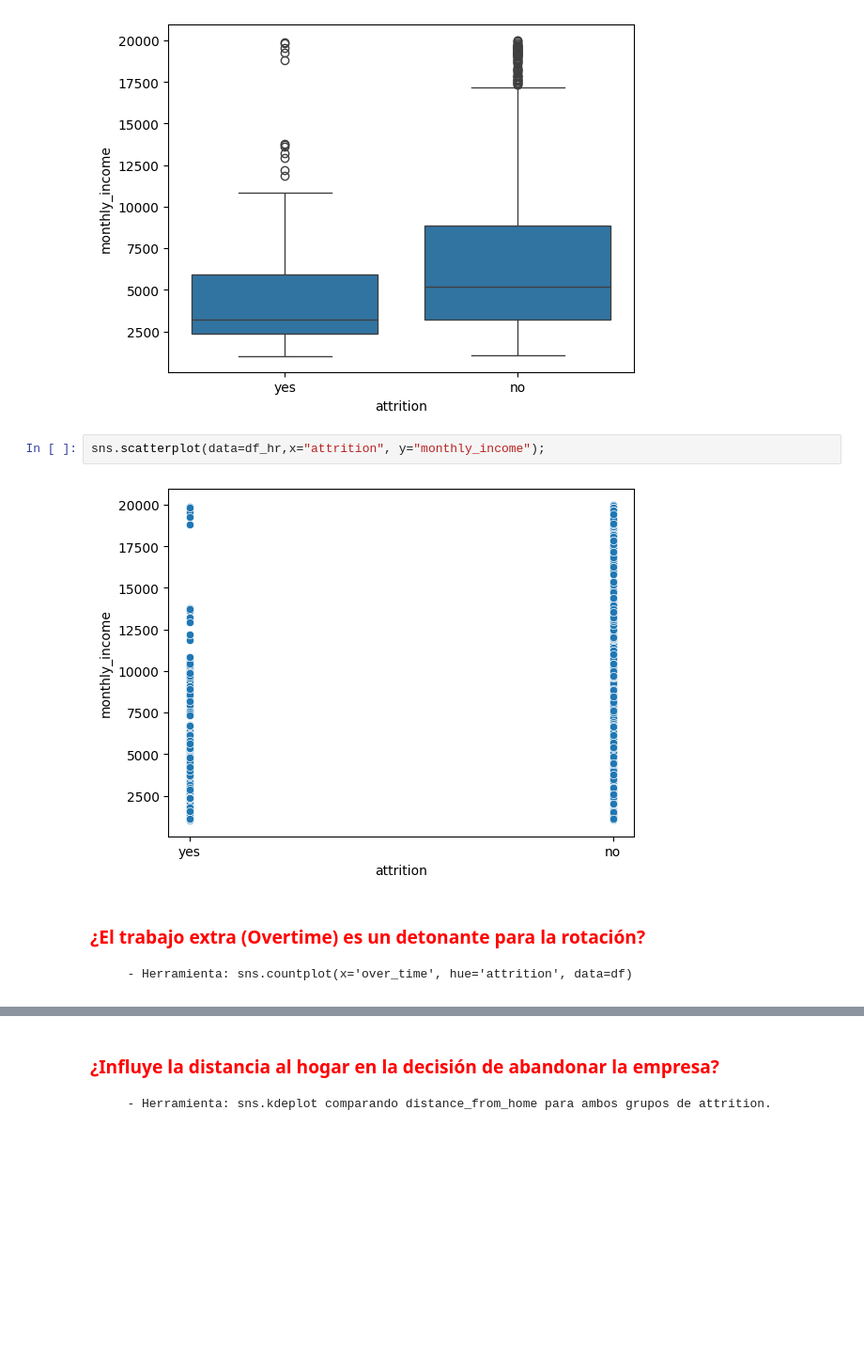
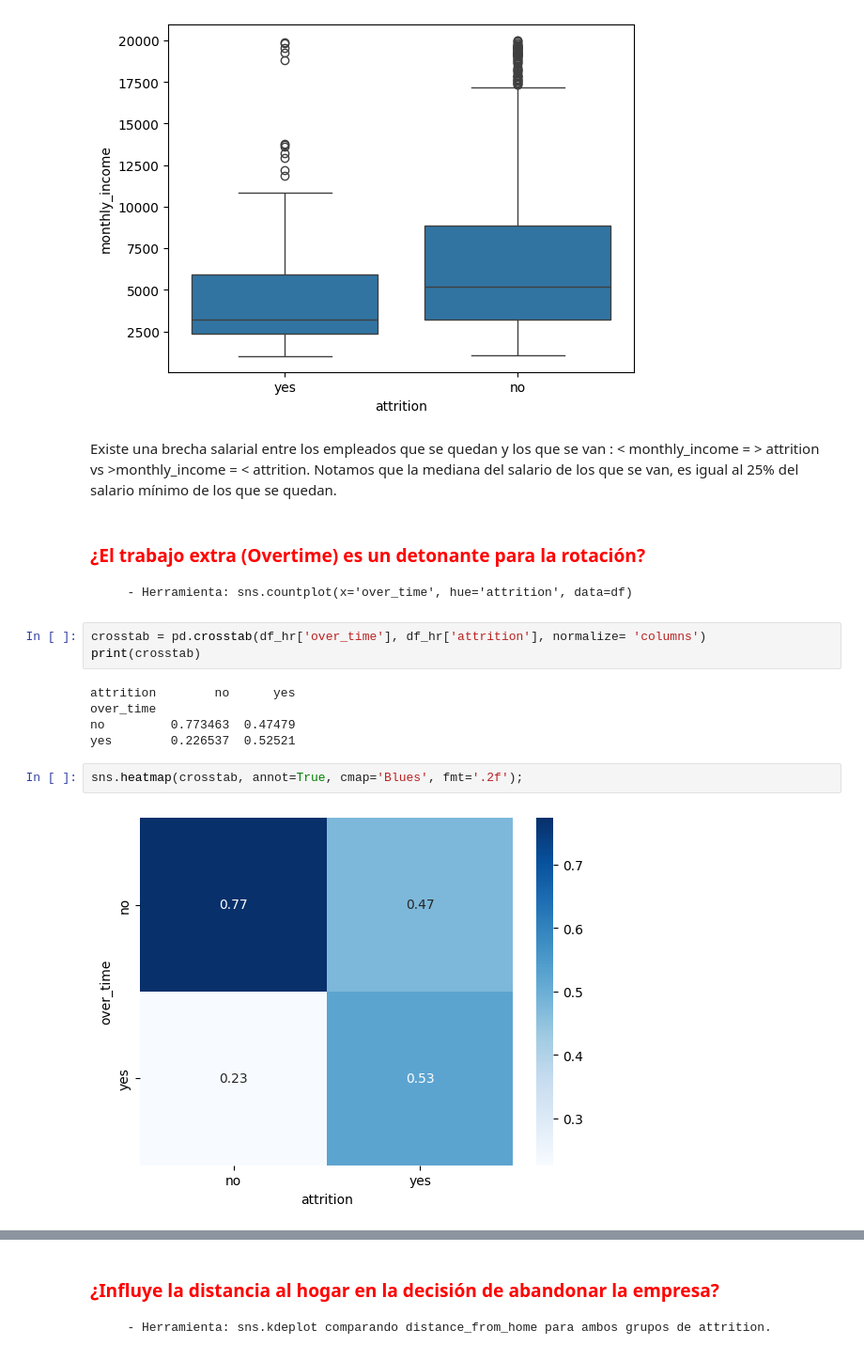
Before and after one commit to Lumo88/project-da-promo-65-modulo-3-team-1, a Jupyter notebook: Insights.ipynb, the cells around one changed output, grey strips where cells are left out. Shown at 94% size. Cells and saved outputs as stored; diff of their text form; blank space fills up the shorter version.

```diff
--- a/Insights.ipynb
+++ b/Insights.ipynb
@@ -38,11 +55,22 @@ Index(['attrition', 'business_travel', 'department', 'distance_from_home',
 sns.boxplot(data=df_hr,x="attrition", y="monthly_income");
 # %% [output]
 [figure]
-# %%
-sns.scatterplot(data=df_hr,x="attrition", y="monthly_income");
-# %% [output]
-[figure, removed]
+# %% [markdown]
+Existe una brecha salarial entre los empleados que se quedan y los que se van : < monthly_income = > attrition vs  >monthly_income = < attrition.
+Notamos que la mediana del salario de los que se van, es igual al 25% del salario mínimo de los que se quedan.
 # %% [markdown]
 ### **<font color="red">¿El trabajo extra (Overtime) es un detonante para la rotación? </font>**
        - Herramienta: sns.countplot(x='over_time', hue='attrition', data=df)
+# %%
+crosstab = pd.crosstab(df_hr['over_time'], df_hr['attrition'], normalize= 'columns')
+print(crosstab)
+# %% [output]
+attrition        no      yes
+over_time
+no         0.773463  0.47479
+yes        0.226537  0.52521
+# %%
+sns.heatmap(crosstab, annot=True, cmap='Blues', fmt='.2f');
+# %% [output]
+[figure, added]
 # %%
```
Also changed, not shown: parts of 13 cells of this notebook, 2 other files.
